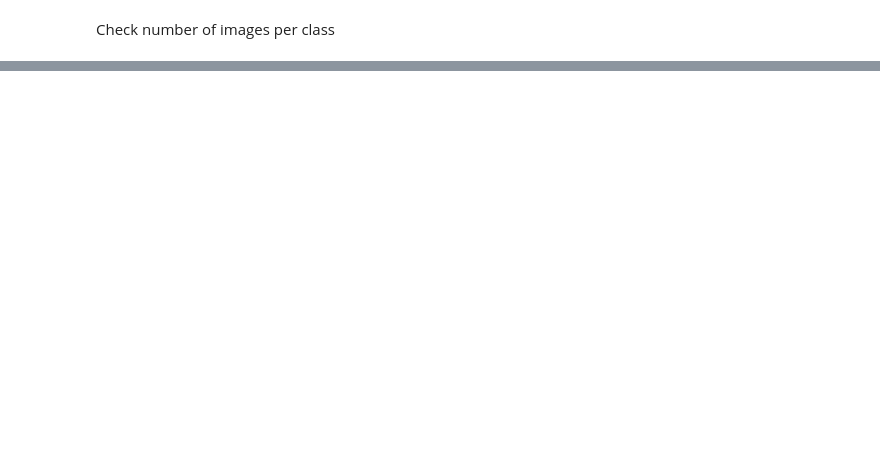
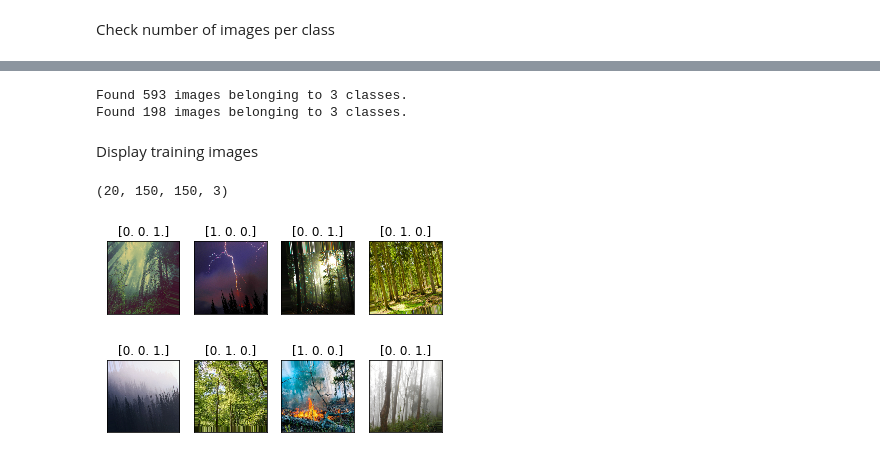
Before and after one commit to renaud-florquin/hands_on_AI, a Jupyter notebook: FireForest.ipynb, the cells around one changed output, grey strips where cells are left out. Drawn from its saved outputs; the diff is of its cells as text; code cells hidden in the pictures; blank space fills up the shorter version.

Commit message:
Data preparation for FireForest images classification

```diff
--- a/FireForest.ipynb
+++ b/FireForest.ipynb
@@ -333,0 +85,51 @@ plt.figure()
+# %%
+# All images will be rescaled by 1./255.
+train_datagen = tf.keras.preprocessing.image.ImageDataGenerator(
+     rescale=1./255,
+     rotation_range=15,
+     width_shift_range=0.1,
+     height_shift_range=0.1,
+     shear_range=0.1,
+     zoom_range=0.1,
+     horizontal_flip=True,
+     fill_mode='nearest')
+
+test_datagen  = tf.keras.preprocessing.image.ImageDataGenerator( rescale = 1.0/255. )
+
+# Flow training images in batches of 20 using train_datagen generator
+train_generator = train_datagen.flow_from_directory(train_dir,
+                                                   batch_size=20,
+                                                   class_mode='categorical',
+                                                   target_size=(150, 150))
+# Flow validation images in batches of 20 using test_datagen generator
+validation_generator =  test_datagen.flow_from_directory(validation_dir,
+                                                        batch_size=20,
+                                                        class_mode  = 'categorical',
+                                                        target_size = (150, 150))
+# %% [output]
+Found 593 images belonging to 3 classes.
+Found 198 images belonging to 3 classes.
+# %% [markdown]
+Display training images
+# %%
+x_train, y_train = train_generator.next()
+# %%
+x_train.shape
+# %% [output]
+(20, 150, 150, 3)
+# %%
+img_rows = 2
+img_columns = 4
+amount = img_rows * img_columns
+fig = plt.figure()
+
+for i in range(amount):
+    ax = fig.add_subplot(img_rows, img_columns, 1 + i)
+    plt.imshow(x_train[i])
+    plt.title(y_train[i])
+    plt.xticks([])
+    plt.yticks([])
+
+plt.show()
+# %% [output]
+[figure, added]
```
Also changed, not shown: parts of 50 cells of this notebook, 1 other file.
